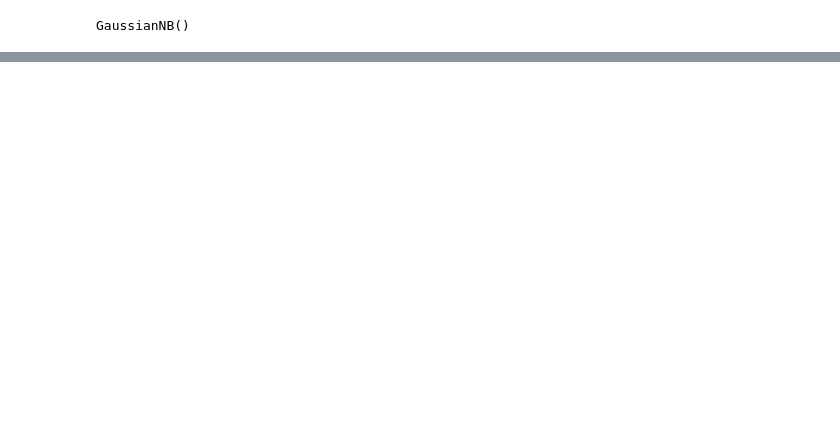
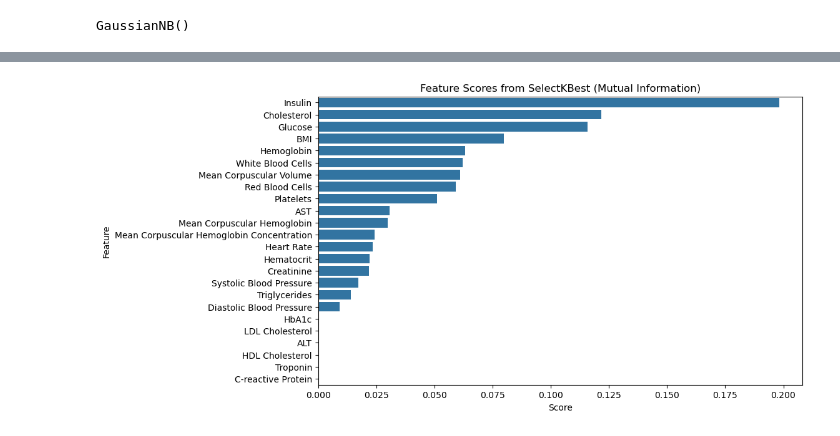
Before and after one commit to MrRaveen/Disease-Prediction, a Jupyter notebook: NoteBooks/NativeBaysModel.ipynb, the cells around one changed output, grey strips where cells are left out. Cells and saved outputs as stored; diff of their text form; code cells hidden in the pictures; blank space fills up the shorter version.

```diff
--- a/NoteBooks/NativeBaysModel.ipynb
+++ b/NoteBooks/NativeBaysModel.ipynb
@@ -150,0 +264,7 @@ array([1, 1, 1, 1, 0, 1, 1, 1, 1, 1, 1, 1, 1, 1, 3, 1, 0, 0, 1, 3, 1, 1,
+# %%
+plt.figure(figsize=(10, 6))
+sns.barplot(x='Score', y='Feature', data=feature_scores)
+plt.title('Feature Scores from SelectKBest (Mutual Information)')
+plt.show()
+# %% [output]
+[figure, added]
```
Also changed, not shown: parts of 16 cells of this notebook, 4 other files.
